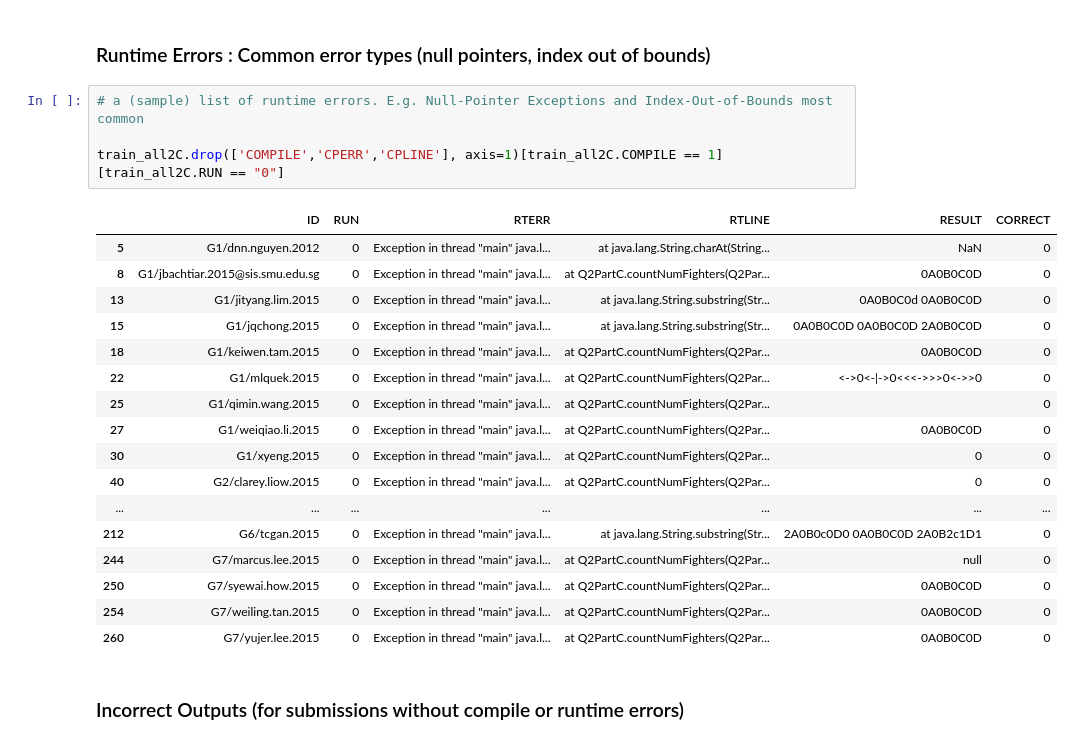
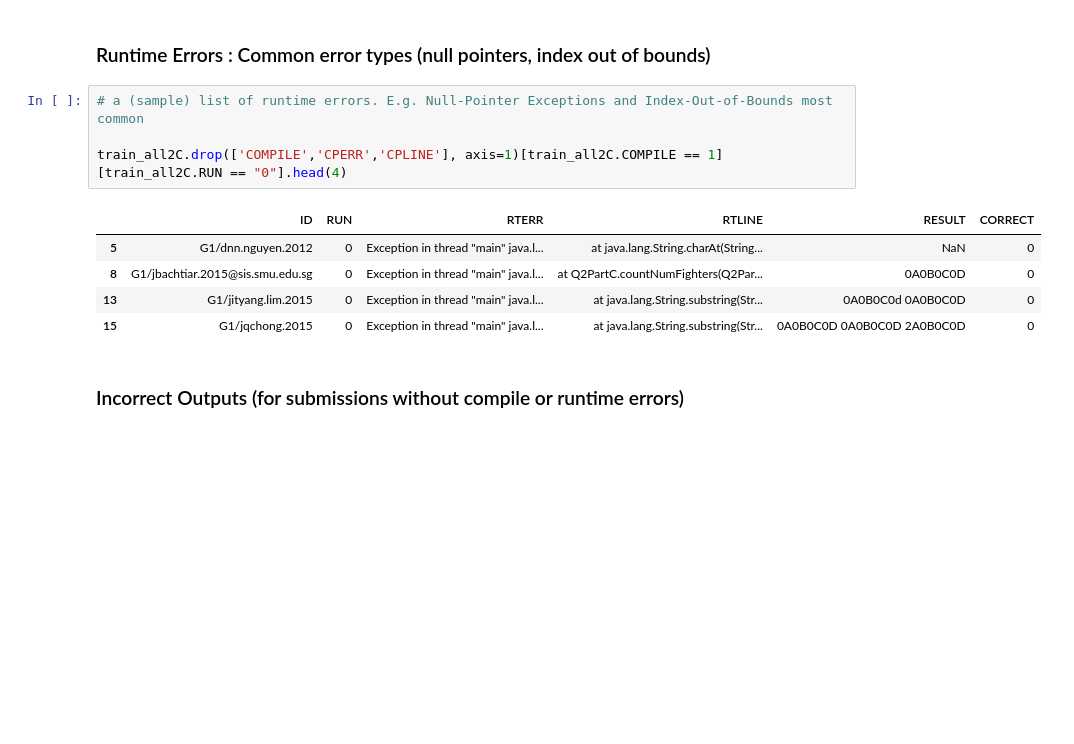
Before and after one commit to behminyan/IS470, a Jupyter notebook: IS470 Data Visualisation.ipynb, the cells around one changed output. Saved outputs shown, nothing was run; the diff lists cells and outputs as text; blank space fills up the shorter version.

```diff
--- a/IS470 Data Visualisation.ipynb
+++ b/IS470 Data Visualisation.ipynb
@@ -109,25 +93,13 @@ train_all2C[train_all2C.COMPILE == 0][train_all2C.CPERR != "cannot find symbol"]
 # %%
 # a (sample) list of runtime errors. E.g. Null-Pointer Exceptions and Index-Out-of-Bounds most common
 
-train_all2C.drop(['COMPILE','CPERR','CPLINE'], axis=1)[train_all2C.COMPILE == 1][train_all2C.RUN == "0"]
+train_all2C.drop(['COMPILE','CPERR','CPLINE'], axis=1)[train_all2C.COMPILE == 1][train_all2C.RUN == "0"].head(4)
 # %% [output]
 |  | ID | RUN | RTERR | RTLINE | RESULT | CORRECT |
 | 5 | G1/dnn.nguyen.2012 | 0 | Exception in thread "main" java.l... | at java.lang.String.charAt(String... | NaN | 0 |
 | 8 | G1/jbachtiar.2015@sis.smu.edu.sg | 0 | Exception in thread "main" java.l... | at Q2PartC.countNumFighters(Q2Par... | 0A0B0C0D | 0 |
 | 13 | G1/jityang.lim.2015 | 0 | Exception in thread "main" java.l... | at java.lang.String.substring(Str... | 0A0B0C0d 0A0B0C0D | 0 |
 | 15 | G1/jqchong.2015 | 0 | Exception in thread "main" java.l... | at java.lang.String.substring(Str... | 0A0B0C0D 0A0B0C0D 2A0B0C0D | 0 |
-| 18 | G1/keiwen.tam.2015 | 0 | Exception in thread "main" java.l... | at Q2PartC.countNumFighters(Q2Par... | 0A0B0C0D | 0 |
-| 22 | G1/mlquek.2015 | 0 | Exception in thread "main" java.l... | at Q2PartC.countNumFighters(Q2Par... | <->0<-|->0<<<->>>0<->>0 | 0 |
-| 25 | G1/qimin.wang.2015 | 0 | Exception in thread "main" java.l... | at Q2PartC.countNumFighters(Q2Par... |  | 0 |
-| 27 | G1/weiqiao.li.2015 | 0 | Exception in thread "main" java.l... | at Q2PartC.countNumFighters(Q2Par... | 0A0B0C0D | 0 |
-| 30 | G1/xyeng.2015 | 0 | Exception in thread "main" java.l... | at Q2PartC.countNumFighters(Q2Par... | 0 | 0 |
-| 40 | G2/clarey.liow.2015 | 0 | Exception in thread "main" java.l... | at Q2PartC.countNumFighters(Q2Par... | 0 | 0 |
-| ... | ... | ... | ... | ... | ... | ... |
-| 212 | G6/tcgan.2015 | 0 | Exception in thread "main" java.l... | at java.lang.String.substring(Str... | 2A0B0c0D0 0A0B0C0D 2A0B2c1D1 | 0 |
-| 244 | G7/marcus.lee.2015 | 0 | Exception in thread "main" java.l... | at Q2PartC.countNumFighters(Q2Par... | null | 0 |
-| 250 | G7/syewai.how.2015 | 0 | Exception in thread "main" java.l... | at Q2PartC.countNumFighters(Q2Par... | 0A0B0C0D | 0 |
-| 254 | G7/weiling.tan.2015 | 0 | Exception in thread "main" java.l... | at Q2PartC.countNumFighters(Q2Par... | 0A0B0C0D | 0 |
-| 260 | G7/yujer.lee.2015 | 0 | Exception in thread "main" java.l... | at Q2PartC.countNumFighters(Q2Par... | 0A0B0C0D | 0 |
 # %% [markdown]
 ### Incorrect Outputs (for submissions without compile or runtime errors)
 # %%
```
Also changed, not shown: parts of 3 cells of this notebook.
